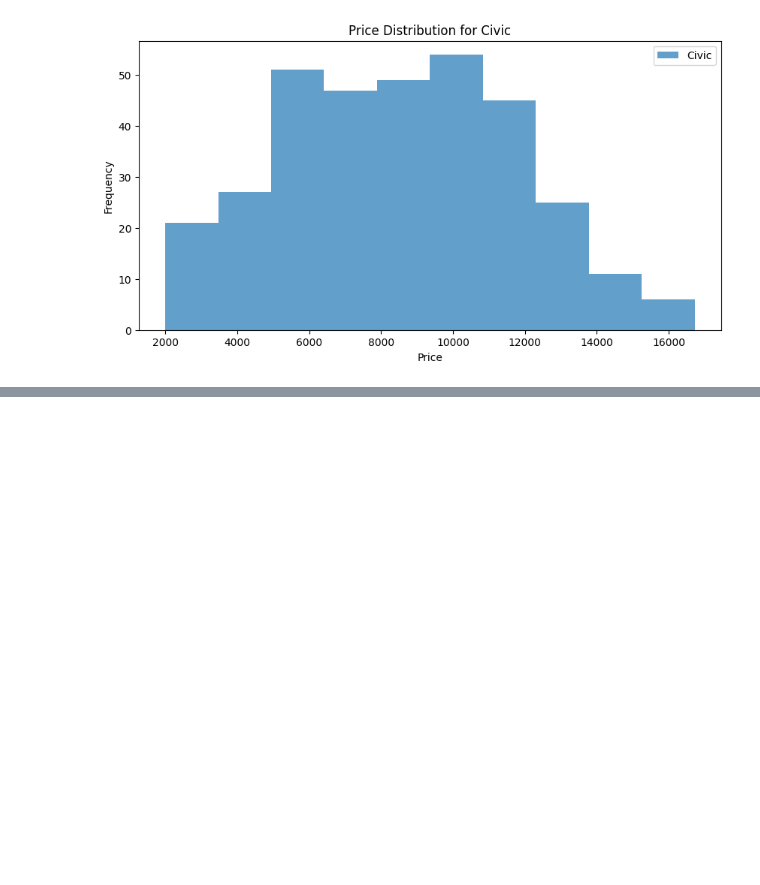
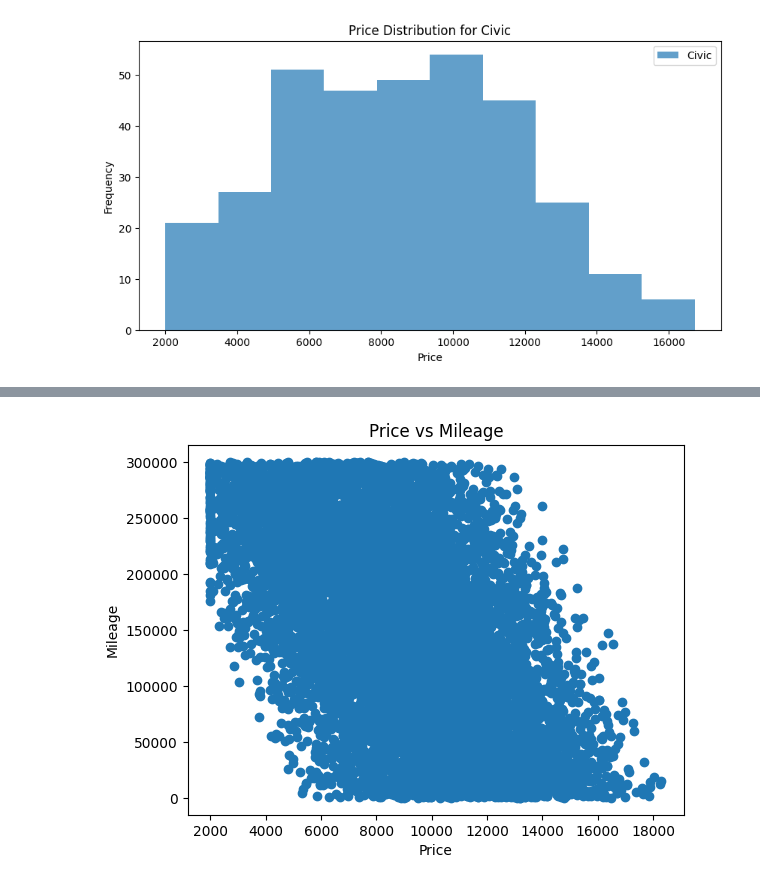
Before and after one commit to kalyankumarN-777/Data-analytics, a Jupyter notebook: exp3.ipynb, the cells around one changed output, grey strips where cells are left out. Cells and saved outputs as stored; diff of their text form; code cells hidden in the pictures; blank space fills up the shorter version.

```diff
--- a/exp3.ipynb
+++ b/exp3.ipynb
@@ -83,0 +94,8 @@ NameError: name 'a' is not defined
+# %%
+plt.scatter(df['Price'], df['Mileage'])
+plt.xlabel('Price')
+plt.ylabel('Mileage')
+plt.title('Price vs Mileage')
+plt.show()
+# %% [output]
+[figure, added]
```
Also changed, not shown: parts of 9 cells of this notebook, 4 other files.
